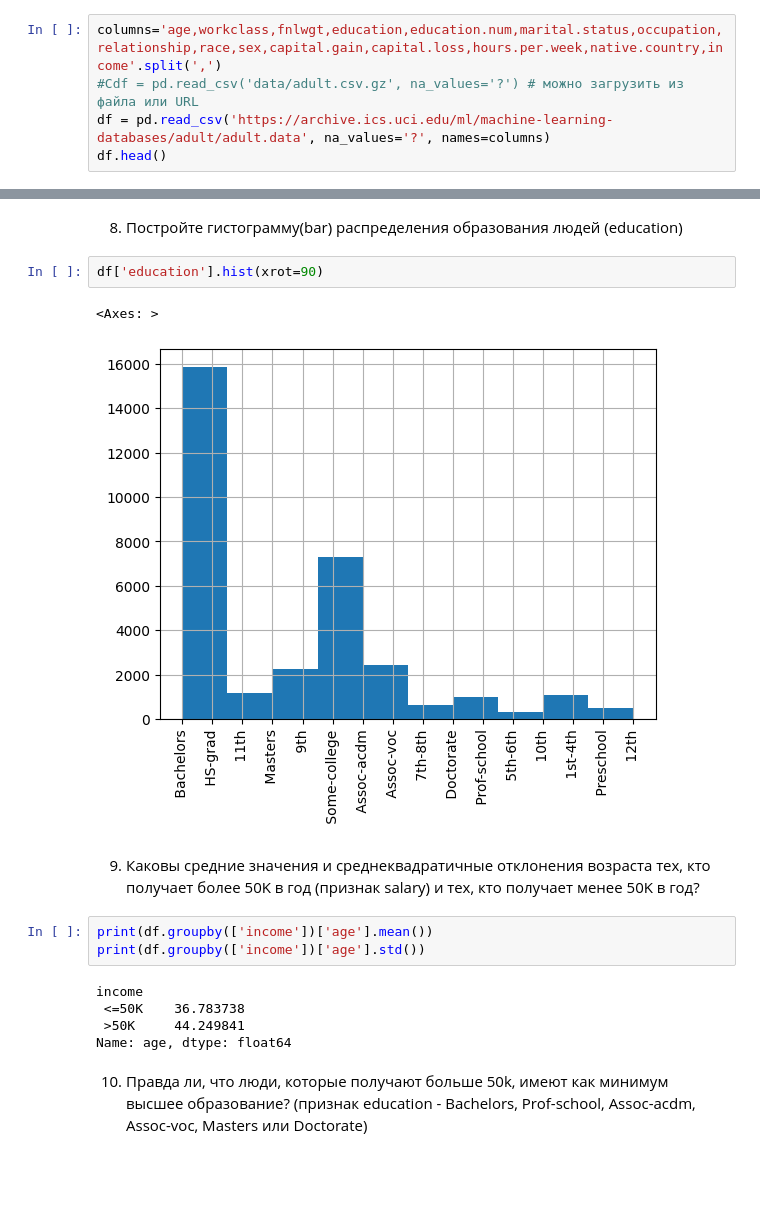
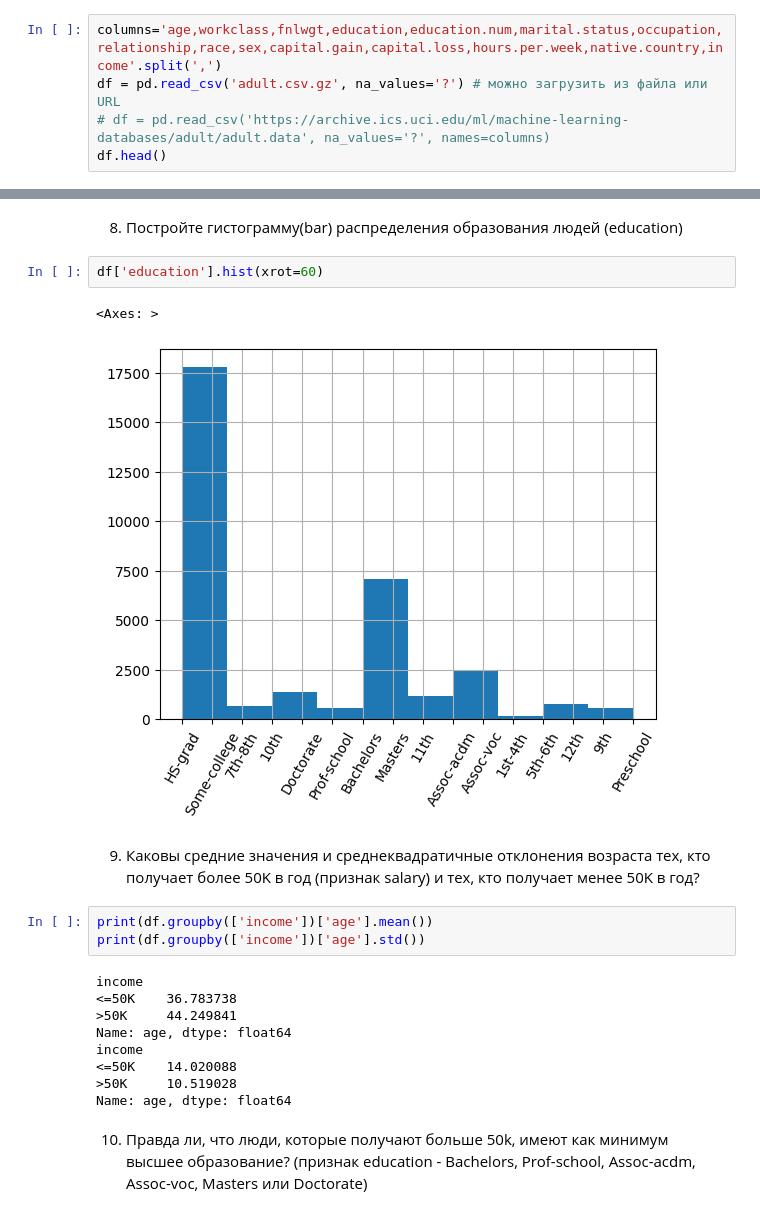
Before and after one commit to unmei211/machine-learning, a Jupyter notebook: 07_hw_pandas.ipynb, the cells around one changed output, grey strips where cells are left out. Drawn from its saved outputs; the diff is of its cells as text; blank space fills up the shorter version.

```diff
--- a/07_hw_pandas.ipynb
+++ b/07_hw_pandas.ipynb
@@ -40,8 +40,8 @@ pd.__version__ # 1.4.1
 '1.5.3'
 # %%
 columns='age,workclass,fnlwgt,education,education.num,marital.status,occupation,relationship,race,sex,capital.gain,capital.loss,hours.per.week,native.country,income'.split(',')
-#Cdf = pd.read_csv('data/adult.csv.gz', na_values='?') # можно загрузить из файла или URL
-df = pd.read_csv('https://archive.ics.uci.edu/ml/machine-learning-databases/adult/adult.data', na_values='?', names=columns)
+df = pd.read_csv('adult.csv.gz', na_values='?') # можно загрузить из файла или URL
+# df = pd.read_csv('https://archive.ics.uci.edu/ml/machine-learning-databases/adult/adult.data', na_values='?', names=columns)
 df.head()
 # %% [output]
 |  | age | workclass | fnlwgt | education | education.num | marital.status | occupation | relationship | ... |
@@ -138,10 +158,10 @@ Name: age, dtype: float64
 # %% [markdown]
 8) Постройте гистограмму(bar) распределения образования людей (education)
 # %%
-df['education'].hist(xrot=90)
+df['education'].hist(xrot=60)
 # %% [output]
 <Axes: >
-[figure, old version]
+[figure, new version]
 # %% [markdown]
 9) Каковы средние значения и среднеквадратичные отклонения возраста тех, кто получает более 50K в год (признак salary) и тех, кто получает менее 50K в год?
 # %%
@@ -149,9 +169,13 @@ print(df.groupby(['income'])['age'].mean())
 print(df.groupby(['income'])['age'].std())
 # %% [output]
 income
- <=50K    36.783738
- >50K     44.249841
+<=50K    36.783738
+>50K     44.249841
 Name: age, dtype: float64
+income
+<=50K    14.020088
+>50K     10.519028
+Name: age, dtype: float64
 # %% [markdown]
 10) Правда ли, что люди, которые получают больше 50k, имеют как минимум высшее образование? (признак education - Bachelors, Prof-school, Assoc-acdm, Assoc-voc, Masters или Doctorate)
 # %%
```
Also changed, not shown: parts of 15 cells of this notebook.
